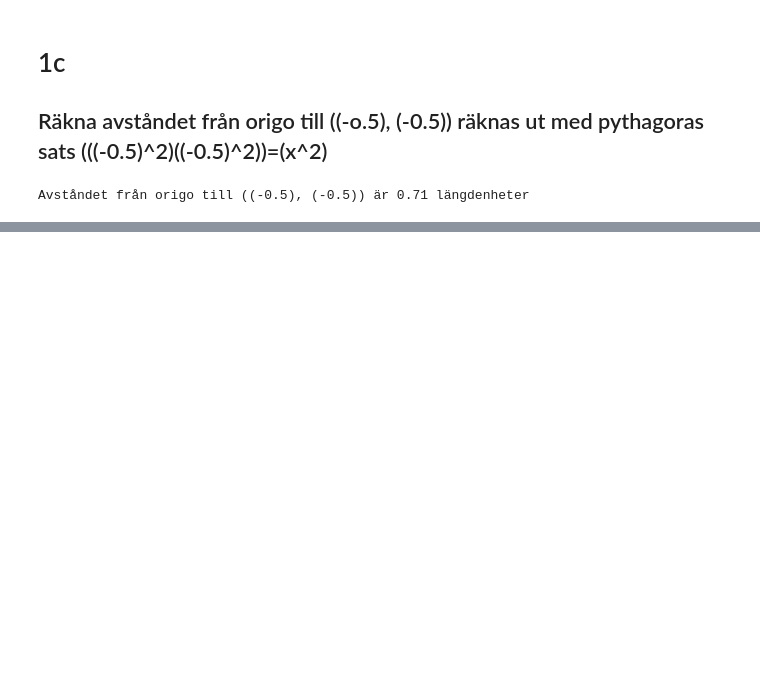
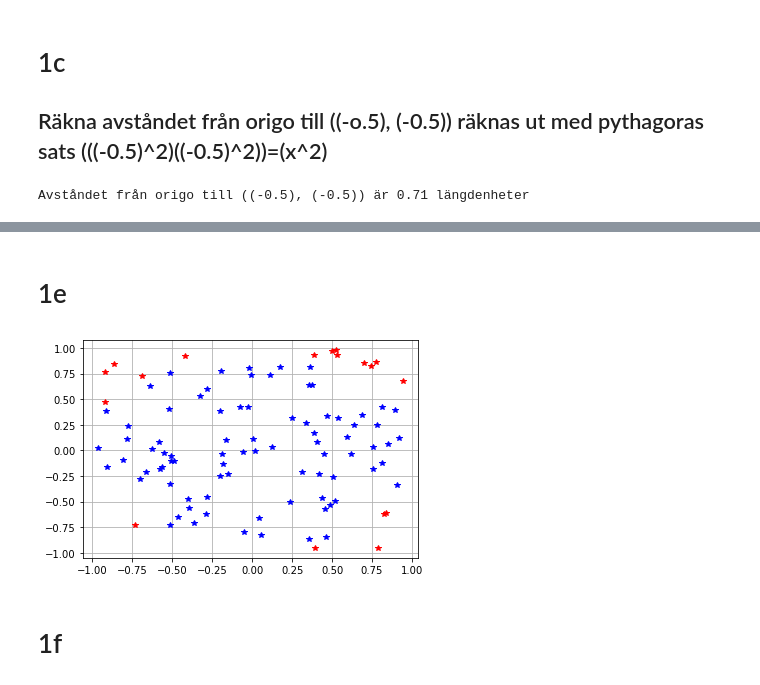
Before and after one commit to Limpan0305/linus_sundsten_TE19C, a Jupyter notebook: Programmering1/Programmeringslaboration/Uppgift1.ipynb, the cells around one changed output, grey strips where cells are left out. Cells and saved outputs as stored; diff of their text form; code cells hidden in the pictures; blank space fills up the shorter version.

```diff
--- a/Programmering1/Programmeringslaboration/Uppgift1.ipynb
+++ b/Programmering1/Programmeringslaboration/Uppgift1.ipynb
@@ -36,0 +53,21 @@ Avståndet från origo till ((-0.5), (-0.5)) är 0.71 längdenheter
+# %% [markdown]
+# 1e
+# %%
+import random as rnd #Importar random eftersom jag använder det senare när jag ska slumpa flera punkter
+
+for i in range(100): #Vill upprepa det 100 gånger
+    x = rnd.uniform(-1,1) #Bestämmer intervall för prickarna i x-led
+    y = rnd.uniform(-1,1) #Bestämmer intervall för prickarna i y-led
+    if x**2+y**2 <= 1: #De punkterna som
+        plt.plot(x,y, '*b') #Printa de punkter som ligger innnaför cirkeln
+    else:
+        plt.plot(x,y, '*r') #Printa de punkter som ligger utanför cirkeln
+
+plt.grid() #Gör rutnätet i diagrammet
+plt.show() #Visar diagrammet
+
+#Jag fick 18 punkter utnför cirkeln och 82 innanför av totalt 100 printade prickar. Detta innebär att jag ska dela 87 med 100, för att få fram procent av prickarna som printades innanför cirkeln. 82/100=0.82 så 82 procent.
+# %% [output]
+[figure, added]
+# %% [markdown]
+# 1f
```
Also changed, not shown: parts of 12 cells of this notebook, 4 other files.
